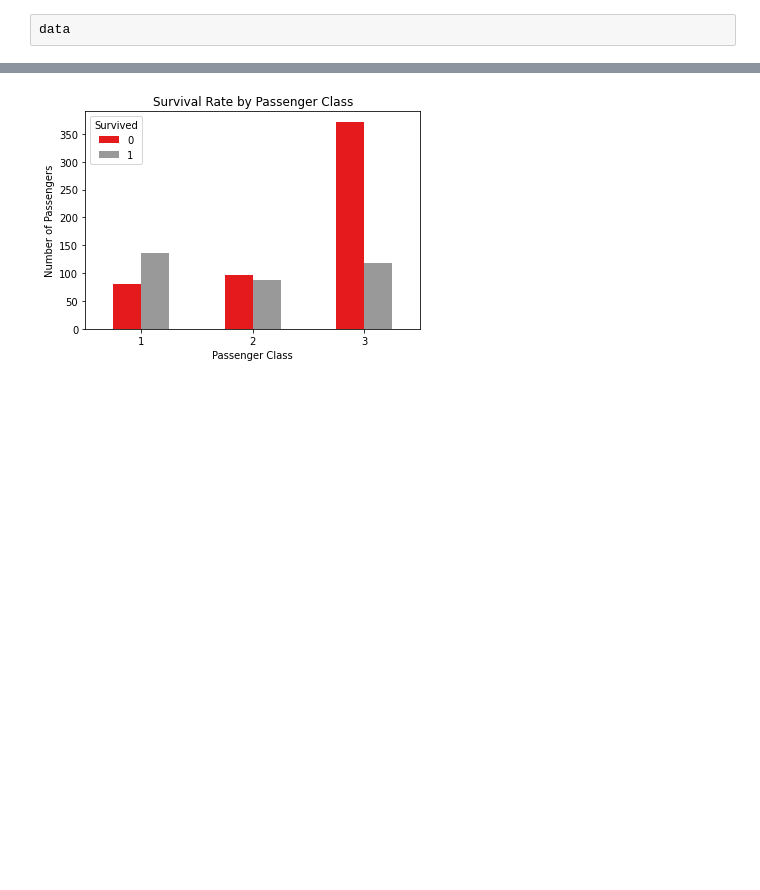
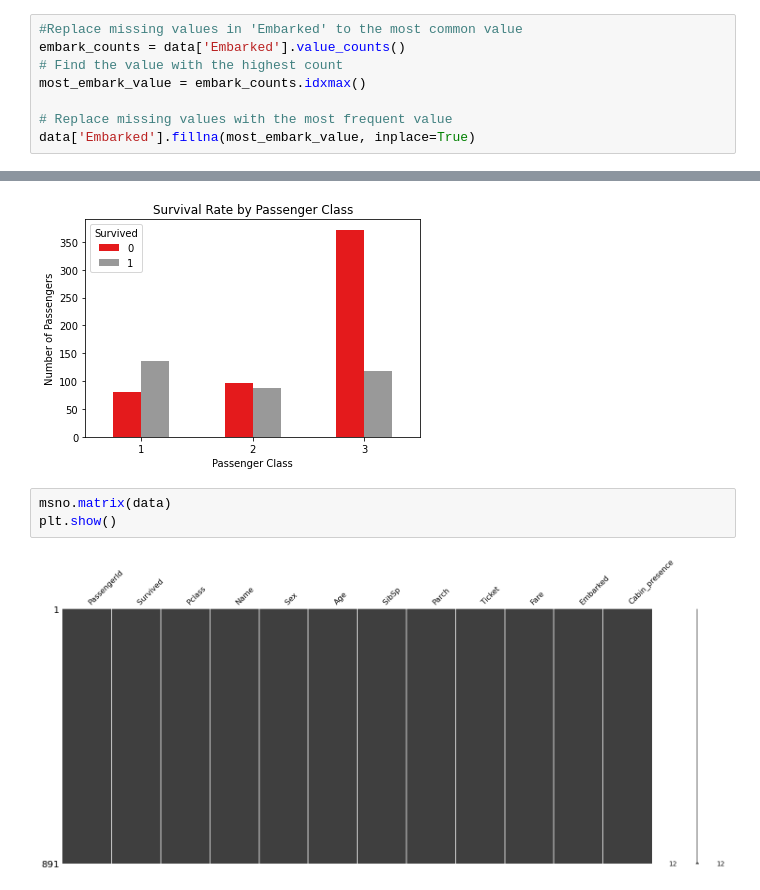
Before and after one commit to zart2016/titanic_dataset, a Jupyter notebook: Titanic.ipynb, the cells around one changed output, grey strips where cells are left out. Cells and saved outputs as stored; diff of their text form; blank space fills up the shorter version.

Commit message:
Revised the chart

```diff
--- a/Titanic.ipynb
+++ b/Titanic.ipynb
@@ -91,4 +88,10 @@ data['Sex']= data['Sex'].str.lower()
 
 data['Sex'] = data['Sex'].replace({'m':1,'f':0})
 # %%
-data
+#Replace missing values in 'Embarked' to the most common value
+embark_counts = data['Embarked'].value_counts()
+# Find the value with the highest count
+most_embark_value = embark_counts.idxmax()
+
+# Replace missing values with the most frequent value
+data['Embarked'].fillna(most_embark_value, inplace=True)
@@ -119,3 +108,8 @@ plt.xticks(rotation=0)
 plt.show()
 # %% [output]
 [figure]
+# %%
+msno.matrix(data)
+plt.show()
+# %% [output]
+[figure, added]
```
Also changed, not shown: parts of 3 cells of this notebook.
